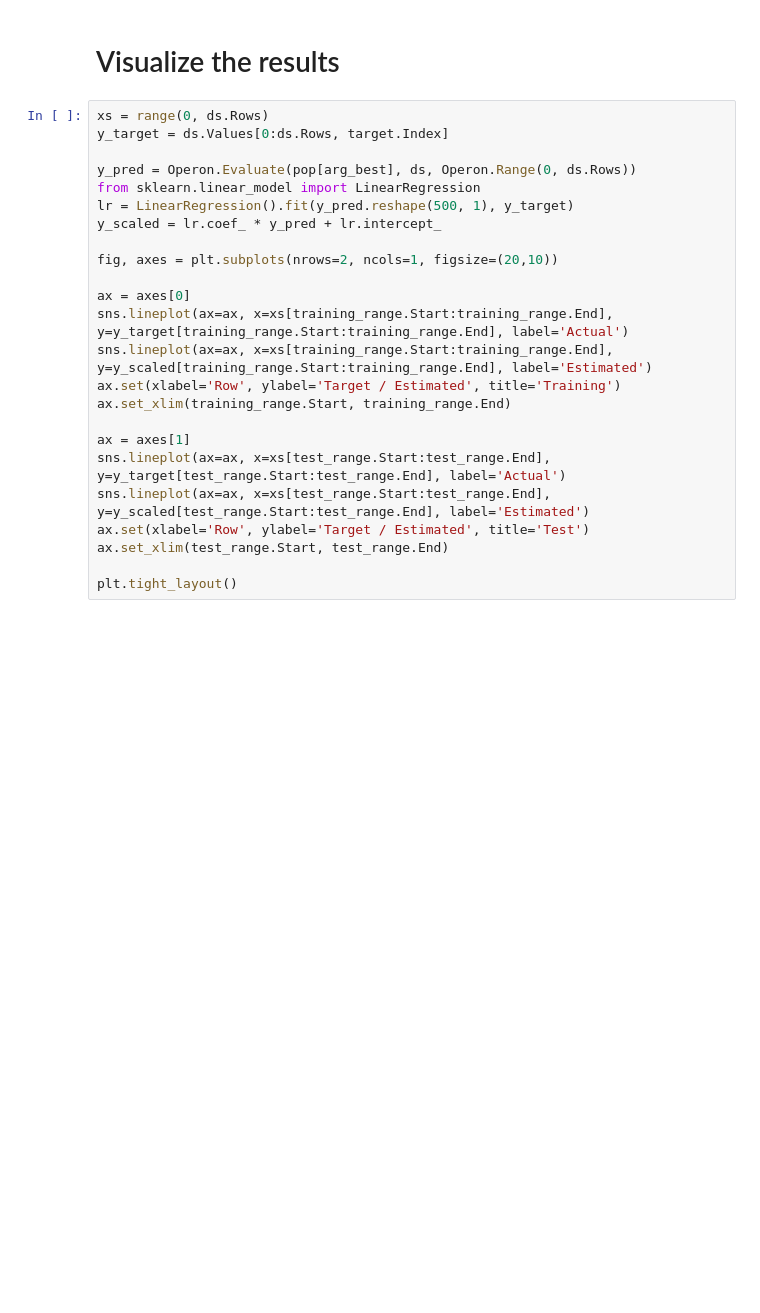
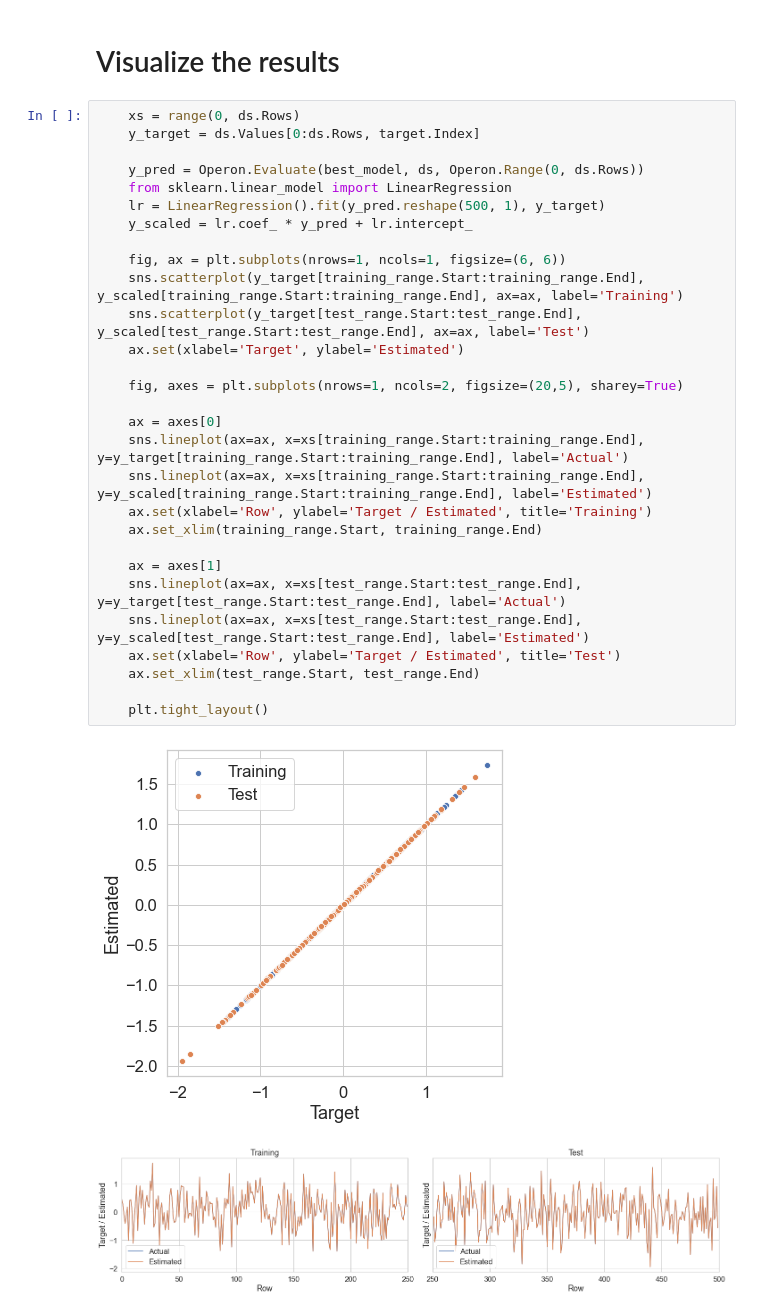
Before and after one commit to heal-research/operon, a Jupyter notebook: examples/operon-gp.ipynb, the cells around one changed output. Saved outputs shown, nothing was run; the diff lists cells and outputs as text; blank space fills up the shorter version.

```diff
--- a/examples/operon-gp.ipynb
+++ b/examples/operon-gp.ipynb
@@ -131,26 +141,34 @@ display(simplified)
 # %% [markdown]
 # Visualize the results
 # %%
-xs = range(0, ds.Rows)
-y_target = ds.Values[0:ds.Rows, target.Index]
+    xs = range(0, ds.Rows)
+    y_target = ds.Values[0:ds.Rows, target.Index]
 
-y_pred = Operon.Evaluate(pop[arg_best], ds, Operon.Range(0, ds.Rows))
-from sklearn.linear_model import LinearRegression
-lr = LinearRegression().fit(y_pred.reshape(500, 1), y_target)
-y_scaled = lr.coef_ * y_pred + lr.intercept_
+    y_pred = Operon.Evaluate(best_model, ds, Operon.Range(0, ds.Rows))
+    from sklearn.linear_model import LinearRegression
+    lr = LinearRegression().fit(y_pred.reshape(500, 1), y_target)
+    y_scaled = lr.coef_ * y_pred + lr.intercept_
 
-fig, axes = plt.subplots(nrows=2, ncols=1, figsize=(20,10))
+    fig, ax = plt.subplots(nrows=1, ncols=1, figsize=(6, 6))
+    sns.scatterplot(y_target[training_range.Start:training_range.End], y_scaled[training_range.Start:training_range.End], ax=ax, label='Training')
+    sns.scatterplot(y_target[test_range.Start:test_range.End], y_scaled[test_range.Start:test_range.End], ax=ax, label='Test')
+    ax.set(xlabel='Target', ylabel='Estimated')
 
-ax = axes[0]
-sns.lineplot(ax=ax, x=xs[training_range.Start:training_range.End], y=y_target[training_range.Start:training_range.End], label='Actual')
-sns.lineplot(ax=ax, x=xs[training_range.Start:training_range.End], y=y_scaled[training_range.Start:training_range.End], label='Estimated')
-ax.set(xlabel='Row', ylabel='Target / Estimated', title='Training')
-ax.set_xlim(training_range.Start, training_range.End)
+    fig, axes = plt.subplots(nrows=1, ncols=2, figsize=(20,5), sharey=True)
 
-ax = axes[1]
-sns.lineplot(ax=ax, x=xs[test_range.Start:test_range.End], y=y_target[test_range.Start:test_range.End], label='Actual')
-sns.lineplot(ax=ax, x=xs[test_range.Start:test_range.End], y=y_scaled[test_range.Start:test_range.End], label='Estimated')
-ax.set(xlabel='Row', ylabel='Target / Estimated', title='Test')
-ax.set_xlim(test_range.Start, test_range.End)
+    ax = axes[0]
+    sns.lineplot(ax=ax, x=xs[training_range.Start:training_range.End], y=y_target[training_range.Start:training_range.End], label='Actual')
+    sns.lineplot(ax=ax, x=xs[training_range.Start:training_range.End], y=y_scaled[training_range.Start:training_range.End], label='Estimated')
+    ax.set(xlabel='Row', ylabel='Target / Estimated', title='Training')
+    ax.set_xlim(training_range.Start, training_range.End)
 
-plt.tight_layout()
+    ax = axes[1]
+    sns.lineplot(ax=ax, x=xs[test_range.Start:test_range.End], y=y_target[test_range.Start:test_range.End], label='Actual')
+    sns.lineplot(ax=ax, x=xs[test_range.Start:test_range.End], y=y_scaled[test_range.Start:test_range.End], label='Estimated')
+    ax.set(xlabel='Row', ylabel='Target / Estimated', title='Test')
+    ax.set_xlim(test_range.Start, test_range.End)
+
+    plt.tight_layout()
+# %% [output]
+[figure, added]
+[figure, added]
```
Also changed, not shown: parts of 7 cells of this notebook, 1 other file.
